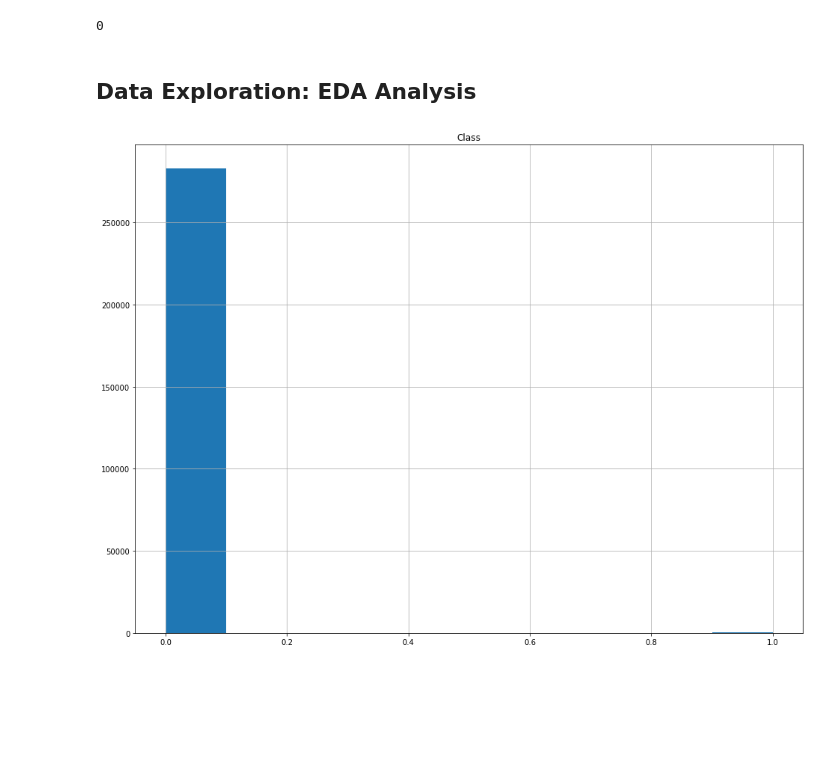
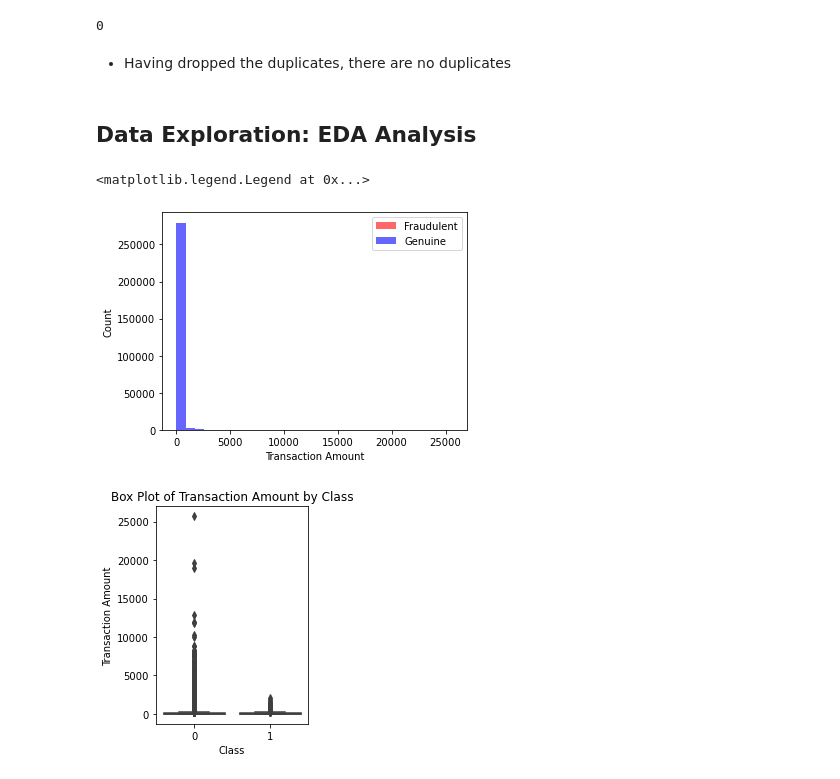
Before and after one commit to Edna722/CODSOFT_ML, a Jupyter notebook: Credit Card fraud detection _task 5.ipynb, the cells around one changed output. Cells and saved outputs as stored; diff of their text form; code cells hidden in the pictures; blank space fills up the shorter version.

```diff
--- a/Credit Card fraud detection _task 5.ipynb
+++ b/Credit Card fraud detection _task 5.ipynb
@@ -165,5 +178,7 @@ drop_duplicates(credit_data)
 dataset_duplicated(credit_data)
 # %% [output]
 0
+# %% [markdown]
+* Having dropped the duplicates, there are no duplicates
 # %% [markdown]
 ## Data Exploration: EDA Analysis
@@ -175,4 +185,27 @@ def plot_histogram(df):
-# %%
-plot_histogram(credit_data)
-# %% [output]
-[figure, removed]
+# %%
+# 1. Data Visualization
+# 1.1. Histograms
+fraudulent_data = credit_data[credit_data['Class'] == 1]
+genuine_data = credit_data[credit_data['Class'] == 0]
+
+plt.figure(figsize=(12, 4))
+plt.subplot(121)
+plt.hist(fraudulent_data['Amount'], bins=30, color='red', alpha=0.6, label='Fraudulent')
+plt.hist(genuine_data['Amount'], bins=30, color='blue', alpha=0.6, label='Genuine')
+plt.xlabel('Transaction Amount')
+plt.ylabel('Count')
+plt.legend()
+# %% [output]
+<matplotlib.legend.Legend at 0x...>
+[figure, added]
+# %%
+# 1.2. Box Plots
+plt.subplot(122)
+sns.boxplot(x='Class', y='Amount', data=credit_data)
+plt.xlabel('Class')
+plt.ylabel('Transaction Amount')
+plt.title('Box Plot of Transaction Amount by Class')
+
+plt.show()
+# %% [output]
+[figure, added]
```
Also changed, not shown: parts of 10 cells of this notebook.
